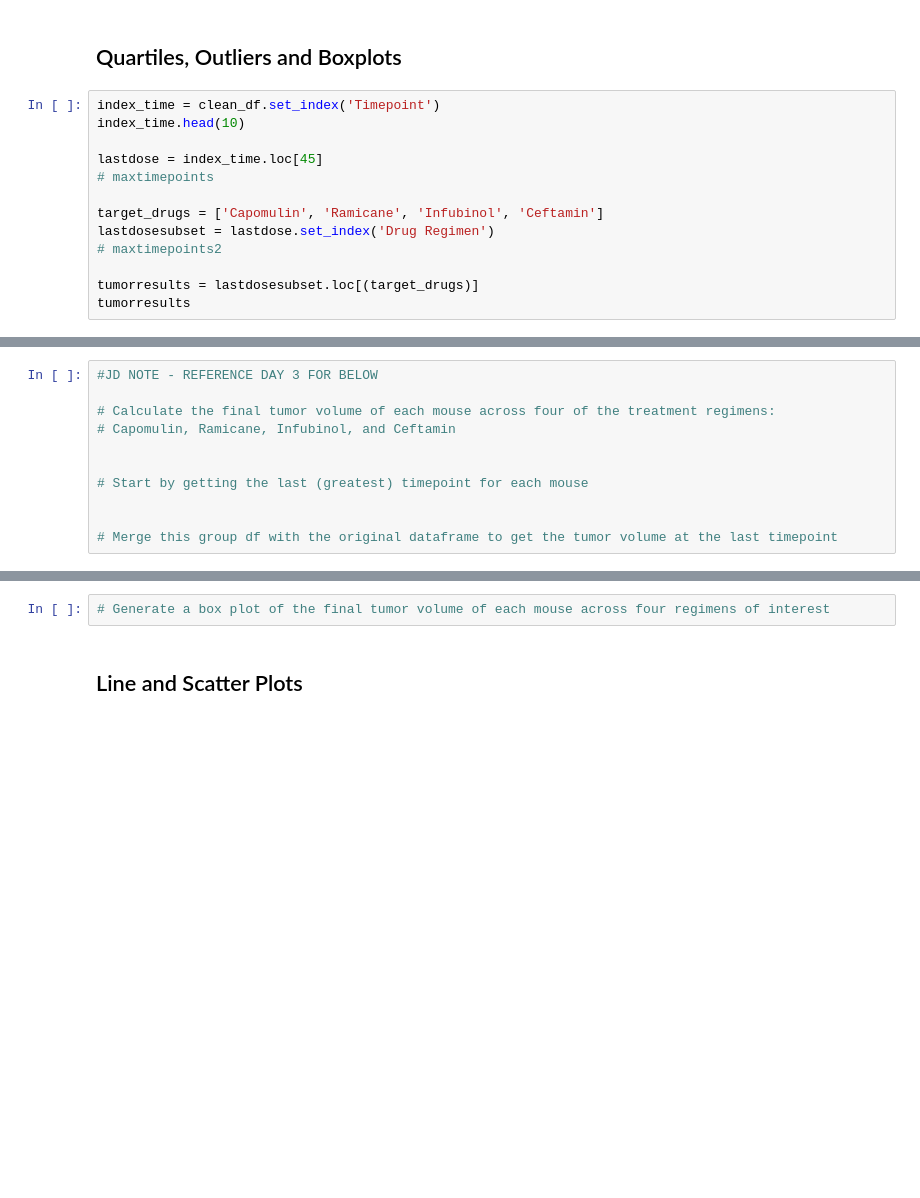
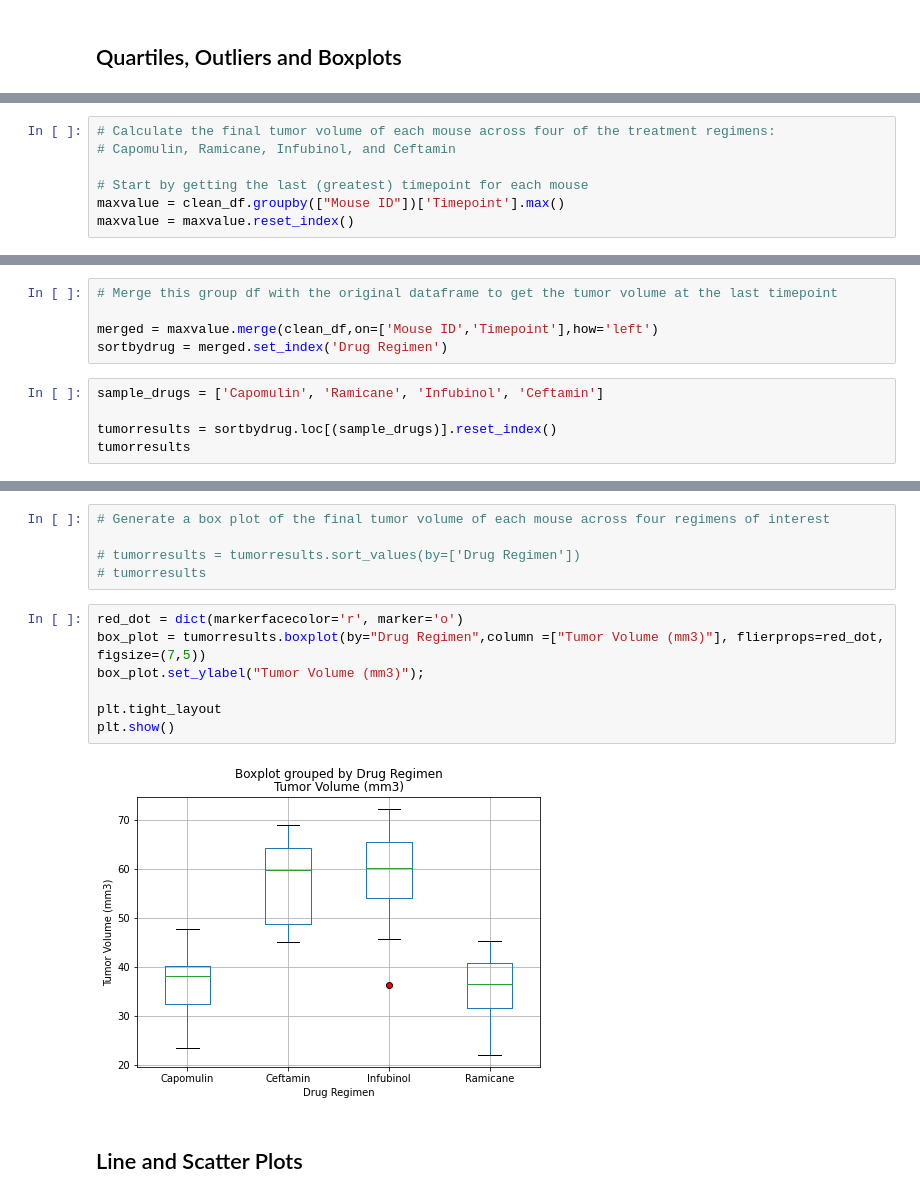
Before and after one commit to jdstrode/Matplotlib-Challenge, a Jupyter notebook: Pymaceuticals/pymaceuticals.ipynb, the cells around one changed output, grey strips where cells are left out. Cells and saved outputs as stored; diff of their text form; blank space fills up the shorter version.

Commit message:
sisolated max timepoints for sample drug set, merged, and inserted for loop to determine drugs & volumes for plotting

```diff
--- a/Pymaceuticals/pymaceuticals.ipynb
+++ b/Pymaceuticals/pymaceuticals.ipynb
@@ -252,15 +280,2 @@ plt.pie(sex_count, labels=labels, colors=colors, autopct="%1.1f%%", shadow=True,
 # %% [markdown]
 ## Quartiles, Outliers and Boxplots
-# %%
-index_time = clean_df.set_index('Timepoint')
-index_time.head(10)
-
-lastdose = index_time.loc[45]
-# maxtimepoints
-
-target_drugs = ['Capomulin', 'Ramicane', 'Infubinol', 'Ceftamin']
-lastdosesubset = lastdose.set_index('Drug Regimen')
-# maxtimepoints2
-
-tumorresults = lastdosesubset.loc[(target_drugs)]
-tumorresults
@@ -306,11 +282,7 @@ Name: Timepoint, dtype: int64
 # %%
-#JD NOTE - REFERENCE DAY 3 FOR BELOW
-
 # Calculate the final tumor volume of each mouse across four of the treatment regimens:
 # Capomulin, Ramicane, Infubinol, and Ceftamin
 
-
 # Start by getting the last (greatest) timepoint for each mouse
-
-
-# Merge this group df with the original dataframe to get the tumor volume at the last timepoint
+maxvalue = clean_df.groupby(["Mouse ID"])['Timepoint'].max()
+maxvalue = maxvalue.reset_index()
@@ -318,0 +289,10 @@ Name: Timepoint, dtype: int64
+# %%
+# Merge this group df with the original dataframe to get the tumor volume at the last timepoint
+
+merged = maxvalue.merge(clean_df,on=['Mouse ID','Timepoint'],how='left')
+sortbydrug = merged.set_index('Drug Regimen')
+# %%
+sample_drugs = ['Capomulin', 'Ramicane', 'Infubinol', 'Ceftamin']
+
+tumorresults = sortbydrug.loc[(sample_drugs)].reset_index()
+tumorresults
@@ -344,5 +351,17 @@ Name: Timepoint, dtype: int64
 # %%
 # Generate a box plot of the final tumor volume of each mouse across four regimens of interest
+
+# tumorresults = tumorresults.sort_values(by=['Drug Regimen'])
+# tumorresults
+# %%
+red_dot = dict(markerfacecolor='r', marker='o')
+box_plot = tumorresults.boxplot(by="Drug Regimen",column =["Tumor Volume (mm3)"], flierprops=red_dot, figsize=(7,5))
+box_plot.set_ylabel("Tumor Volume (mm3)");
+
+plt.tight_layout
+plt.show()
+# %% [output]
+[figure, added]
 # %% [markdown]
 ## Line and Scatter Plots
 # %%
```
Also changed, not shown: parts of 18 cells of this notebook.
